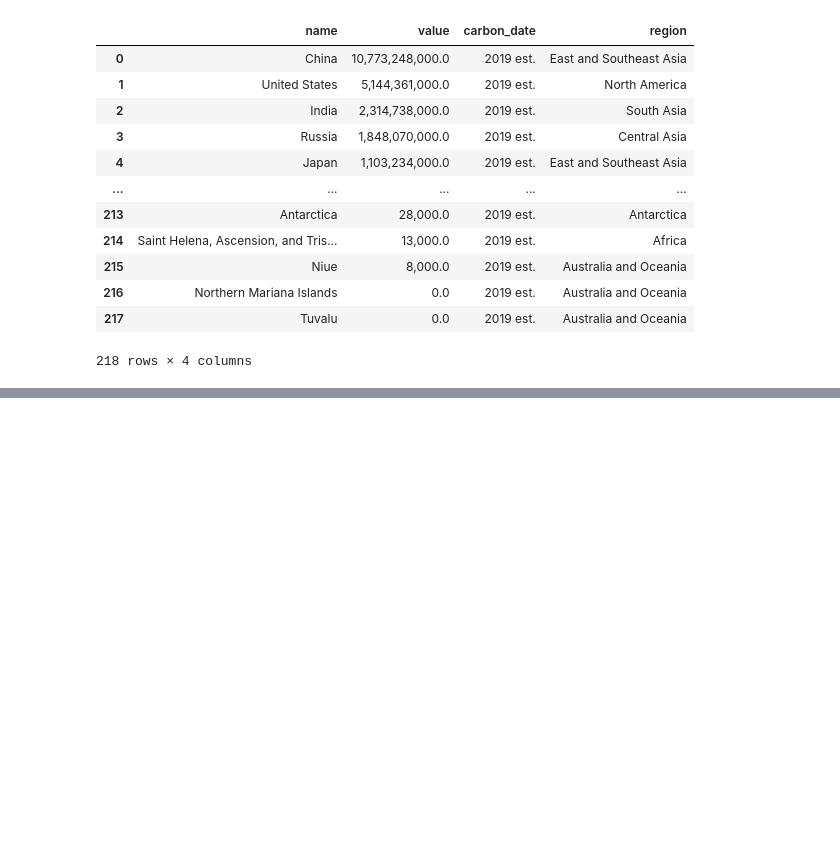
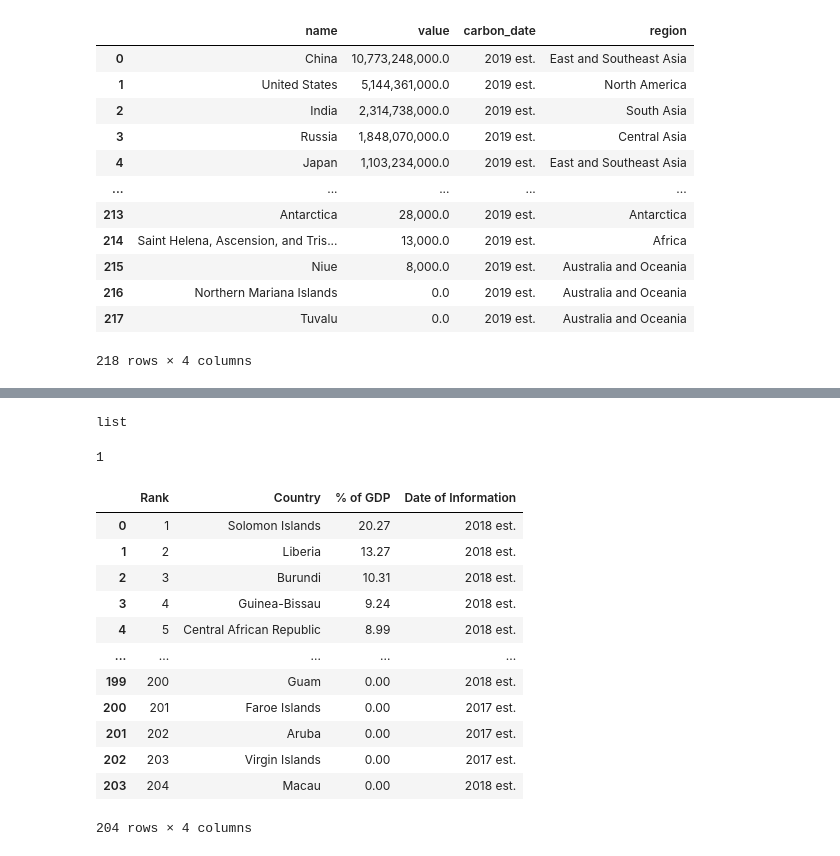
Before and after one commit to CDE-Tareas/tarea2ejercicios, a Jupyter notebook: ejercicio1.ipynb, the cells around one changed output, grey strips where cells are left out. Cells and saved outputs as stored; diff of their text form; code cells hidden in the pictures; blank space fills up the shorter version.

```diff
--- a/tareadiana.ipynb
+++ b/ejercicio1.ipynb
@@ -80,0 +140,41 @@ carbon
+# %%
+from IPython.display import IFrame
+ciaLink2="https://www.cia.gov/the-world-factbook/field/revenue-from-forest-resources/country-comparison"
+IFrame(ciaLink2, width=900, height=900)
+# %%
+# read web table into pandas DF
+import pandas as pd
+
+forestDFs=pd.read_html(ciaLink2, # link
+                        header=0, # where is the header?
+                        flavor='bs4')
+# %%
+# check object type
+type(forestDFs)
+# %% [output]
+list
+# %%
+# check size
+len(forestDFs)
+# %% [output]
+1
+# %%
+# make a copy
+forest=forestDFs[0].copy()
+# %%
+# here it is
+forest
+# %% [output]
+|  | Rank | Country | % of GDP | Date of Information |
+| 0 | 1 | Solomon Islands | 20.27 | 2018 est. |
+| 1 | 2 | Liberia | 13.27 | 2018 est. |
+| 2 | 3 | Burundi | 10.31 | 2018 est. |
+| 3 | 4 | Guinea-Bissau | 9.24 | 2018 est. |
+| 4 | 5 | Central African Republic | 8.99 | 2018 est. |
+| ... | ... | ... | ... | ... |
+| 199 | 200 | Guam | 0.00 | 2018 est. |
+| 200 | 201 | Faroe Islands | 0.00 | 2017 est. |
+| 201 | 202 | Aruba | 0.00 | 2017 est. |
+| 202 | 203 | Virgin Islands | 0.00 | 2017 est. |
+| 203 | 204 | Macau | 0.00 | 2018 est. |
+204 rows × 4 columns
```
Also changed, not shown: parts of 9 cells of this notebook.
